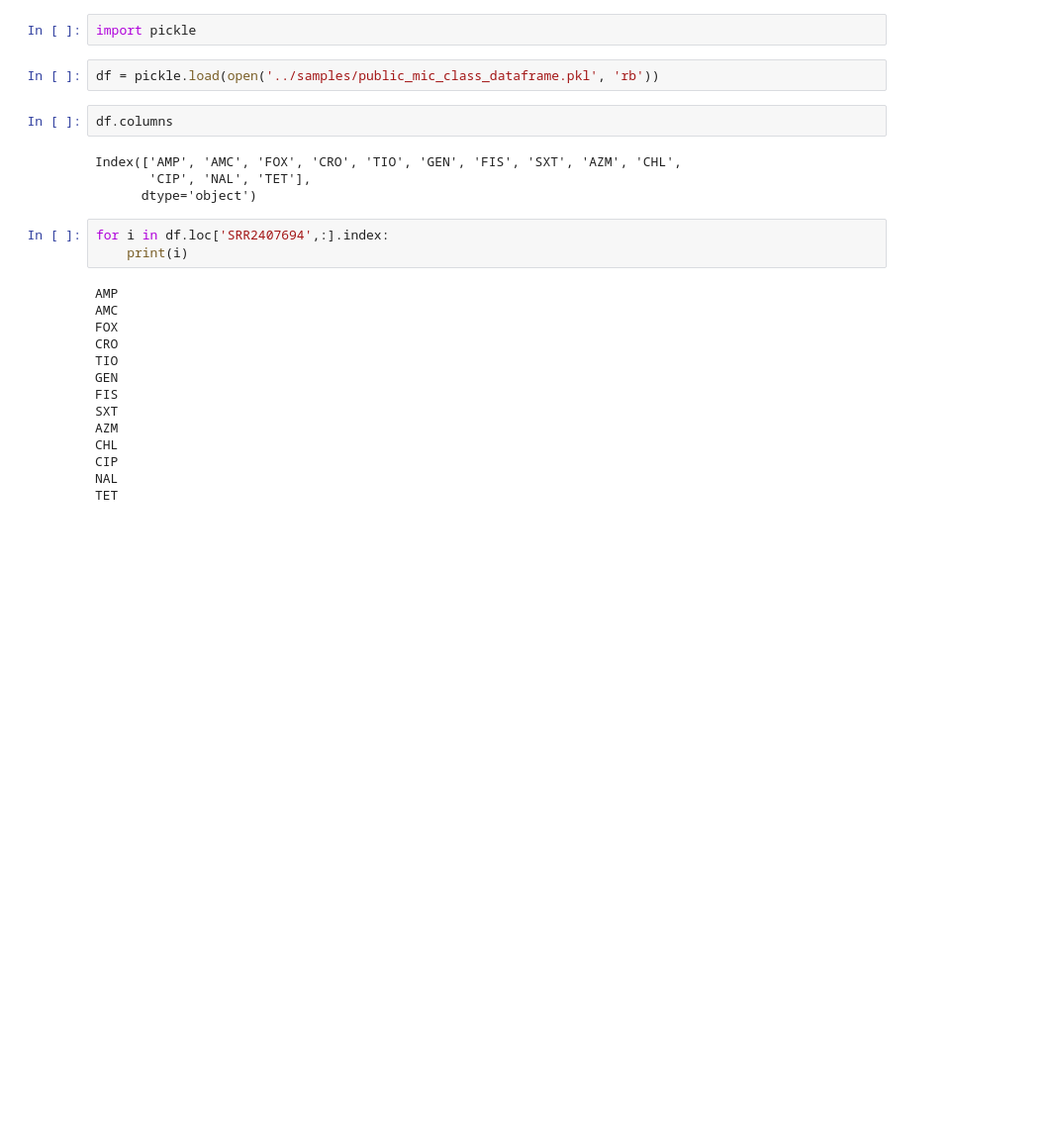
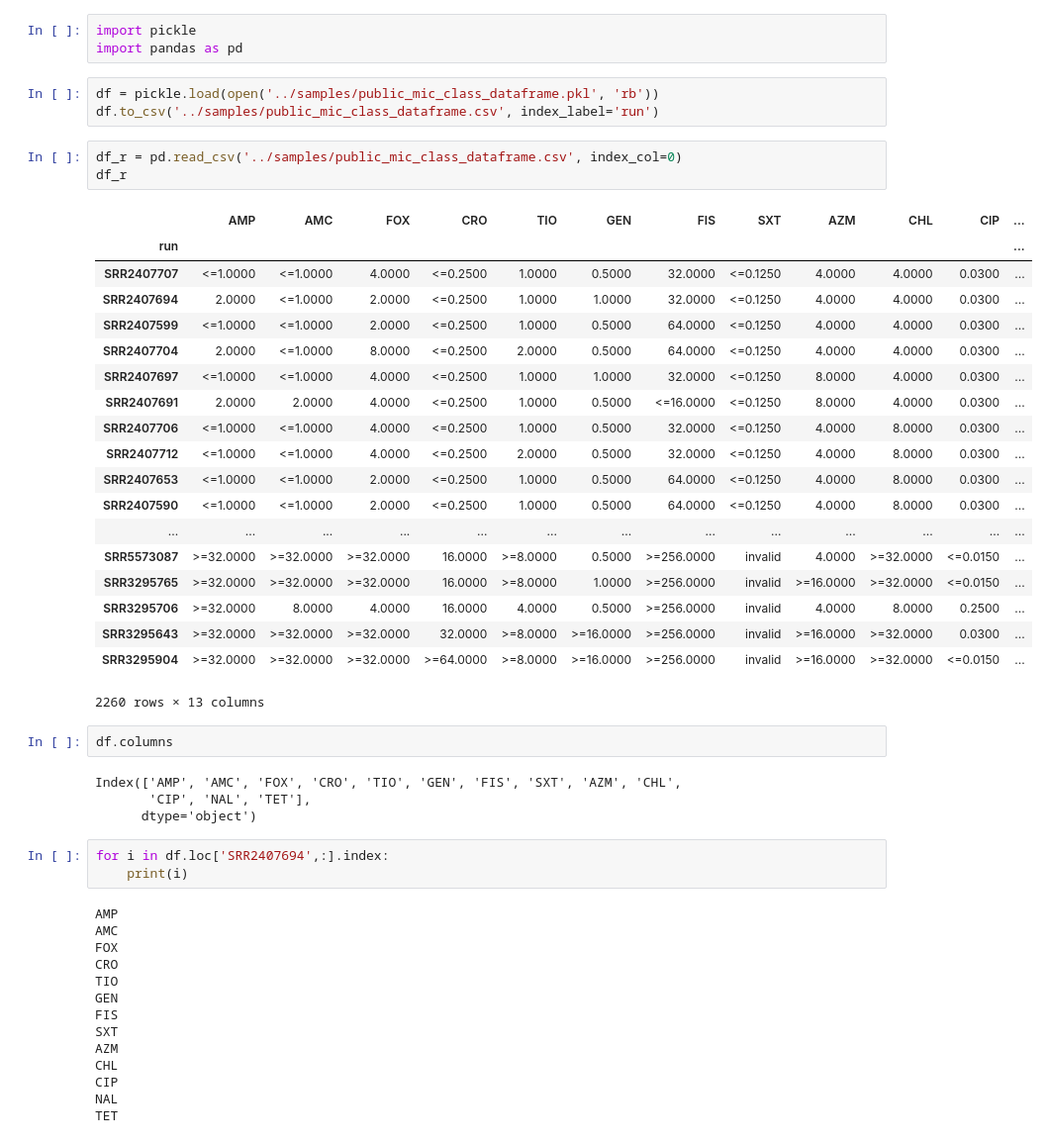
Before and after one commit to superphy/prairiedog, a Jupyter notebook: notebooks/enzymes.ipynb, the cells around one changed output. Shown at 99% size. Cells and saved outputs as stored; diff of their text form; blank space fills up the shorter version.

```diff
--- a/notebooks/enzymes.ipynb
+++ b/notebooks/enzymes.ipynb
@@ -1,7 +1,32 @@
 # %%
 import pickle
+import pandas as pd
 # %%
 df = pickle.load(open('../samples/public_mic_class_dataframe.pkl', 'rb'))
+df.to_csv('../samples/public_mic_class_dataframe.csv', index_label='run')
+# %%
+df_r = pd.read_csv('../samples/public_mic_class_dataframe.csv', index_col=0)
+df_r
+# %% [output]
+|  | AMP | AMC | FOX | CRO | TIO | GEN | FIS | SXT | AZM | CHL | CIP | ... |
+| run |  |  |  |  |  |  |  |  |  |  |  | ... |
+| SRR2407707 | <=1.0000 | <=1.0000 | 4.0000 | <=0.2500 | 1.0000 | 0.5000 | 32.0000 | <=0.1250 | 4.0000 | 4.0000 | 0.0300 | ... |
+| SRR2407694 | 2.0000 | <=1.0000 | 2.0000 | <=0.2500 | 1.0000 | 1.0000 | 32.0000 | <=0.1250 | 4.0000 | 4.0000 | 0.0300 | ... |
+| SRR2407599 | <=1.0000 | <=1.0000 | 2.0000 | <=0.2500 | 1.0000 | 0.5000 | 64.0000 | <=0.1250 | 4.0000 | 4.0000 | 0.0300 | ... |
+| SRR2407704 | 2.0000 | <=1.0000 | 8.0000 | <=0.2500 | 2.0000 | 0.5000 | 64.0000 | <=0.1250 | 4.0000 | 4.0000 | 0.0300 | ... |
+| SRR2407697 | <=1.0000 | <=1.0000 | 4.0000 | <=0.2500 | 1.0000 | 1.0000 | 32.0000 | <=0.1250 | 8.0000 | 4.0000 | 0.0300 | ... |
+| SRR2407691 | 2.0000 | 2.0000 | 4.0000 | <=0.2500 | 1.0000 | 0.5000 | <=16.0000 | <=0.1250 | 8.0000 | 4.0000 | 0.0300 | ... |
+| SRR2407706 | <=1.0000 | <=1.0000 | 4.0000 | <=0.2500 | 1.0000 | 0.5000 | 32.0000 | <=0.1250 | 4.0000 | 8.0000 | 0.0300 | ... |
+| SRR2407712 | <=1.0000 | <=1.0000 | 4.0000 | <=0.2500 | 2.0000 | 0.5000 | 32.0000 | <=0.1250 | 4.0000 | 8.0000 | 0.0300 | ... |
+| SRR2407653 | <=1.0000 | <=1.0000 | 2.0000 | <=0.2500 | 1.0000 | 0.5000 | 64.0000 | <=0.1250 | 4.0000 | 8.0000 | 0.0300 | ... |
+| SRR2407590 | <=1.0000 | <=1.0000 | 2.0000 | <=0.2500 | 1.0000 | 0.5000 | 64.0000 | <=0.1250 | 4.0000 | 8.0000 | 0.0300 | ... |
+| ... | ... | ... | ... | ... | ... | ... | ... | ... | ... | ... | ... | ... |
+| SRR5573087 | >=32.0000 | >=32.0000 | >=32.0000 | 16.0000 | >=8.0000 | 0.5000 | >=256.0000 | invalid | 4.0000 | >=32.0000 | <=0.0150 | ... |
+| SRR3295765 | >=32.0000 | >=32.0000 | >=32.0000 | 16.0000 | >=8.0000 | 1.0000 | >=256.0000 | invalid | >=16.0000 | >=32.0000 | <=0.0150 | ... |
+| SRR3295706 | >=32.0000 | 8.0000 | 4.0000 | 16.0000 | 4.0000 | 0.5000 | >=256.0000 | invalid | 4.0000 | 8.0000 | 0.2500 | ... |
+| SRR3295643 | >=32.0000 | >=32.0000 | >=32.0000 | 32.0000 | >=8.0000 | >=16.0000 | >=256.0000 | invalid | >=16.0000 | >=32.0000 | 0.0300 | ... |
+| SRR3295904 | >=32.0000 | >=32.0000 | >=32.0000 | >=64.0000 | >=8.0000 | >=16.0000 | >=256.0000 | invalid | >=16.0000 | >=32.0000 | <=0.0150 | ... |
+2260 rows × 13 columns
 # %%
 df.columns
 # %% [output]
```
Also changed, not shown: parts of 3 cells of this notebook, 11 other files.
